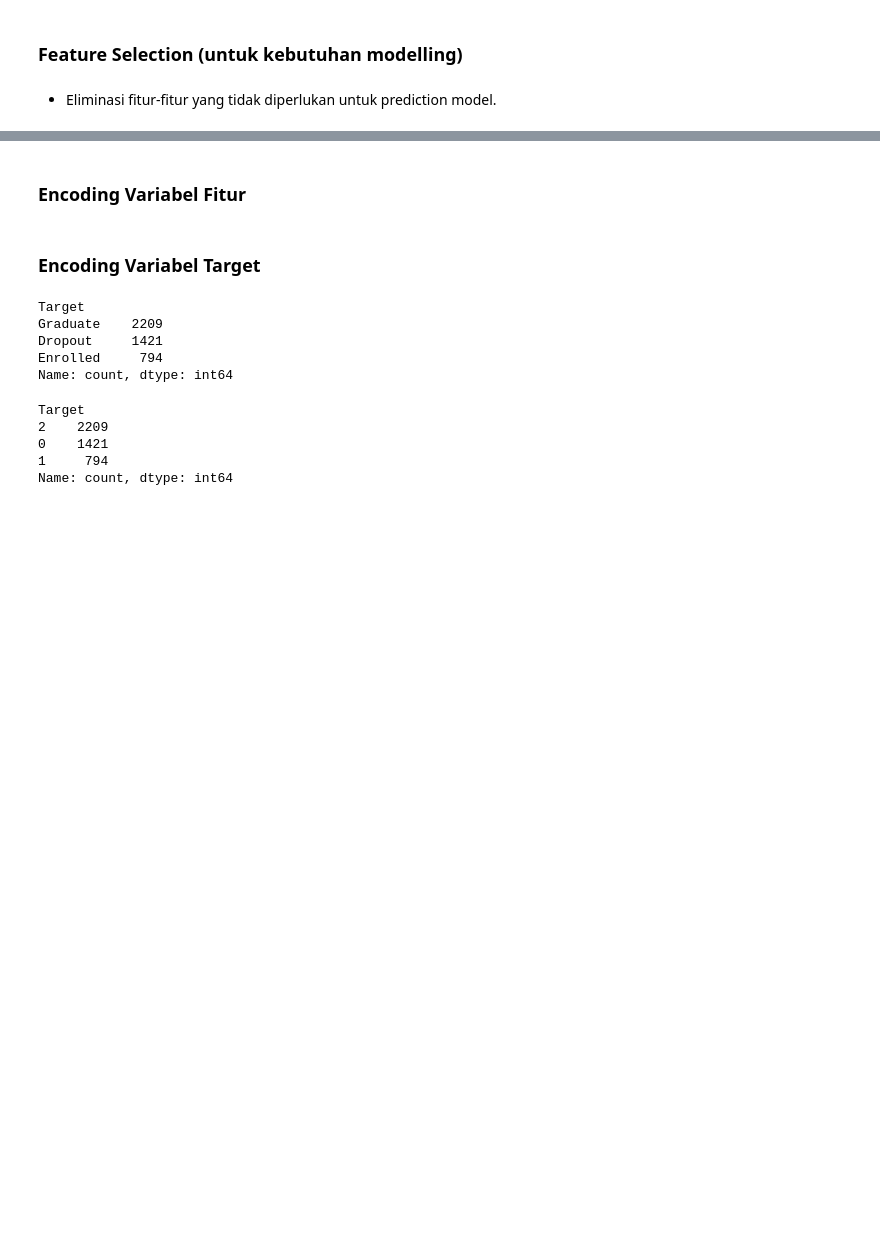
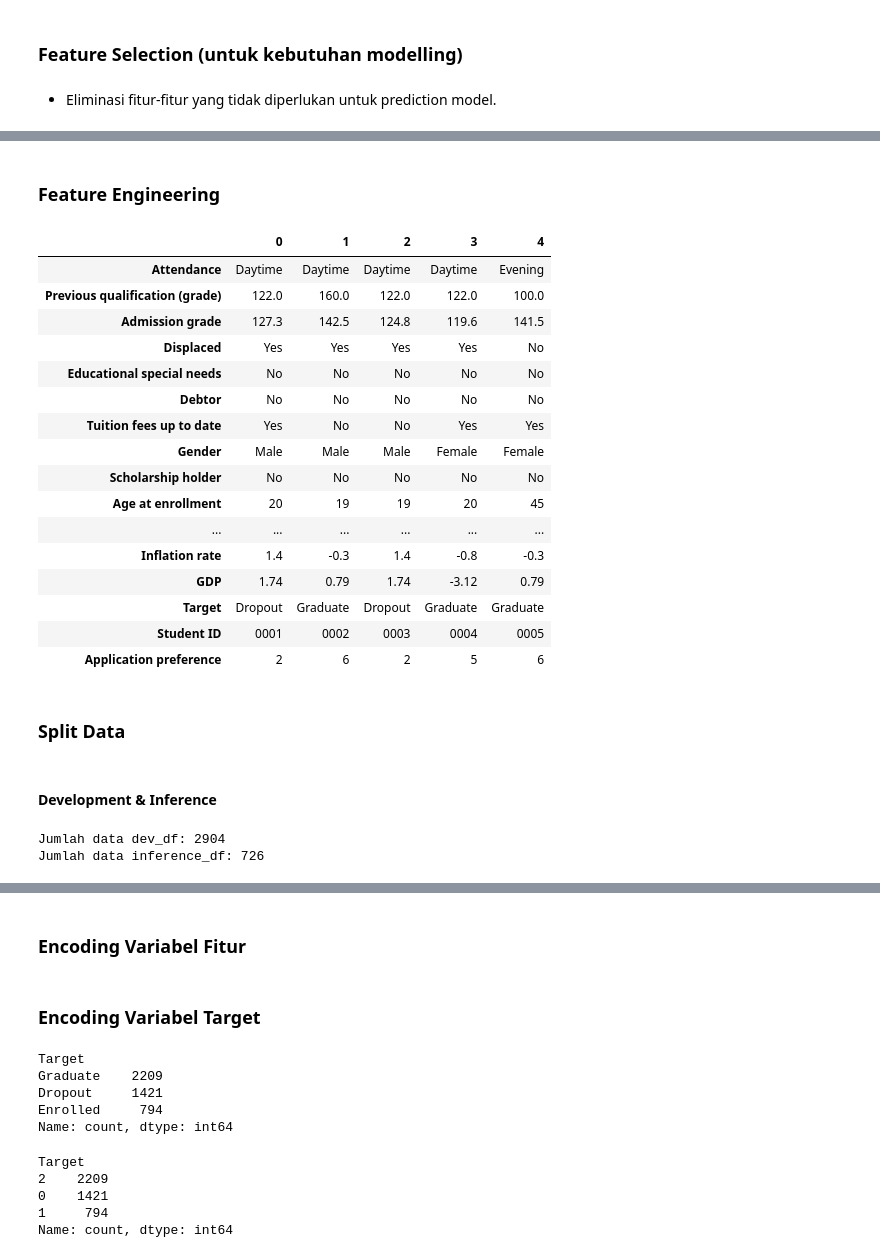
Before and after one commit to Sulbae/Student-s-Performances-Dashboard, a Jupyter notebook: notebook.ipynb, the cells around one changed output, grey strips where cells are left out. Cells and saved outputs as stored; diff of their text form; code cells hidden in the pictures; blank space fills up the shorter version.

```diff
--- a/notebook.ipynb
+++ b/notebook.ipynb
@@ -1805,0 +1862,12 @@ Name: count, dtype: int64
+# %%
+# Hapus kolom kategorikal yang terlalu banyak nilai uniknya untuk mencegah bias pada model
+features_to_drop = [
+    "Marital status", "Application mode", "Course",
+    "Previous qualification", "Nationality",
+    "Mother's qualification", "Father's qualification",
+    "Mother's occupation", "Father's occupation"
+]
+
+filtered_df = df_with_id.drop(columns=features_to_drop)
+
+filtered_df.info()
@@ -1805,0 +1892,31 @@ Name: count, dtype: int64
+# %% [markdown]
+### Feature Engineering
+# %%
+# Reverse encode kolom 'Application order' menjadi 'Application preference'
+filtered_df['Application preference'] = filtered_df['Application order'].max() - filtered_df['Application order'] + 1
+
+filtered_df.drop(columns=['Application order'], inplace=True)
+# %%
+filtered_df.head().T
+# %% [output]
+|  | 0 | 1 | 2 | 3 | 4 |
+| Attendance | Daytime | Daytime | Daytime | Daytime | Evening |
+| Previous qualification (grade) | 122.0 | 160.0 | 122.0 | 122.0 | 100.0 |
+| Admission grade | 127.3 | 142.5 | 124.8 | 119.6 | 141.5 |
+| Displaced | Yes | Yes | Yes | Yes | No |
+| Educational special needs | No | No | No | No | No |
+| Debtor | No | No | No | No | No |
+| Tuition fees up to date | Yes | No | No | Yes | Yes |
+| Gender | Male | Male | Male | Female | Female |
+| Scholarship holder | No | No | No | No | No |
+| Age at enrollment | 20 | 19 | 19 | 20 | 45 |
+| ... | ... | ... | ... | ... | ... |
+| Inflation rate | 1.4 | -0.3 | 1.4 | -0.8 | -0.3 |
+| GDP | 1.74 | 0.79 | 1.74 | -3.12 | 0.79 |
+| Target | Dropout | Graduate | Dropout | Graduate | Graduate |
+| Student ID | 0001 | 0002 | 0003 | 0004 | 0005 |
+| Application preference | 2 | 6 | 2 | 5 | 6 |
+# %% [markdown]
+### Split Data
+# %% [markdown]
+#### Development & Inference
@@ -1805,0 +1930,6 @@ Name: count, dtype: int64
+# %%
+print(f"Jumlah data dev_df: {dev_df.shape[0]}")
+print(f"Jumlah data inference_df: {inference_df.shape[0]}")
+# %% [output]
+Jumlah data dev_df: 2904
+Jumlah data inference_df: 726
```
Also changed, not shown: parts of 18 cells of this notebook, 1 other file.
